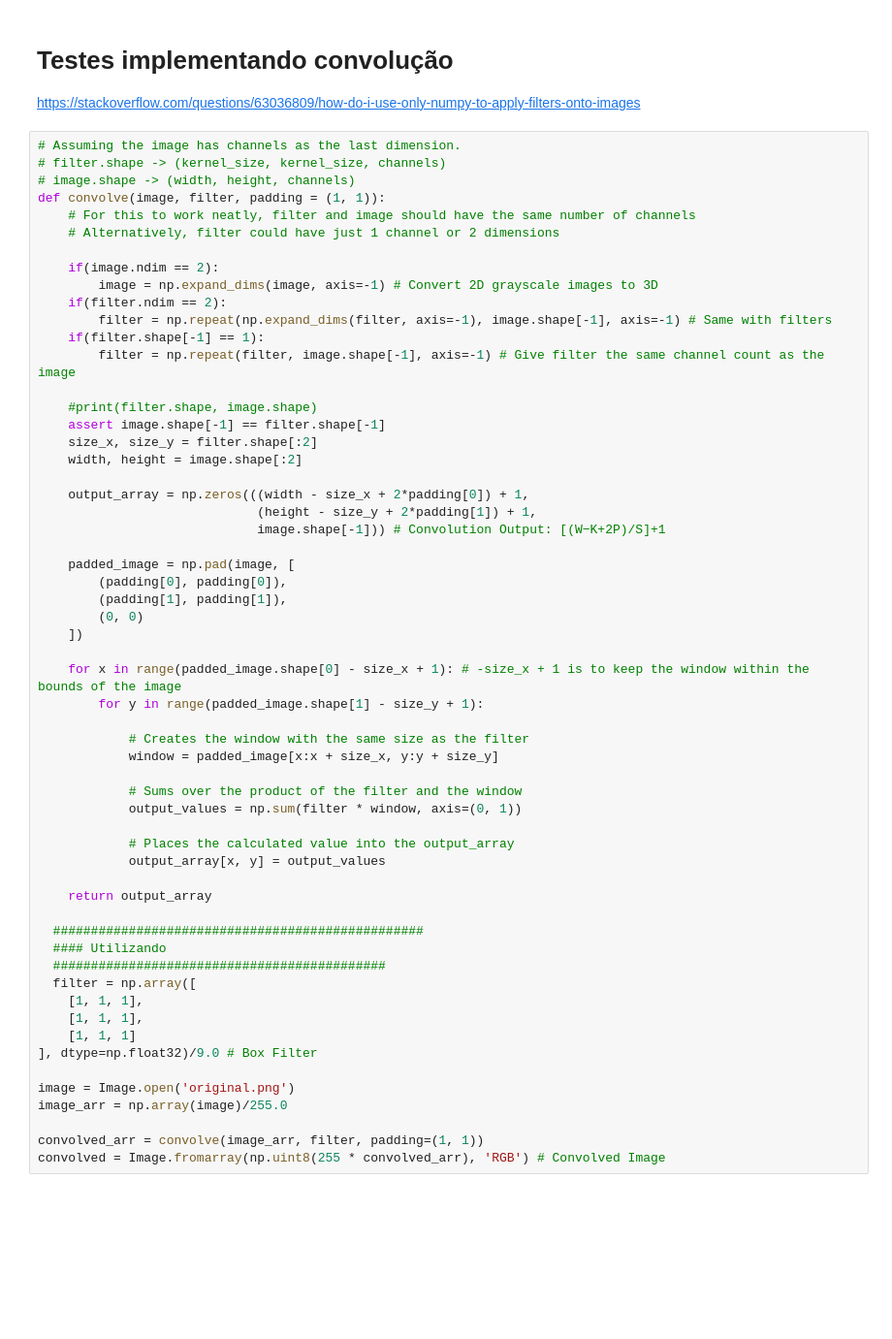
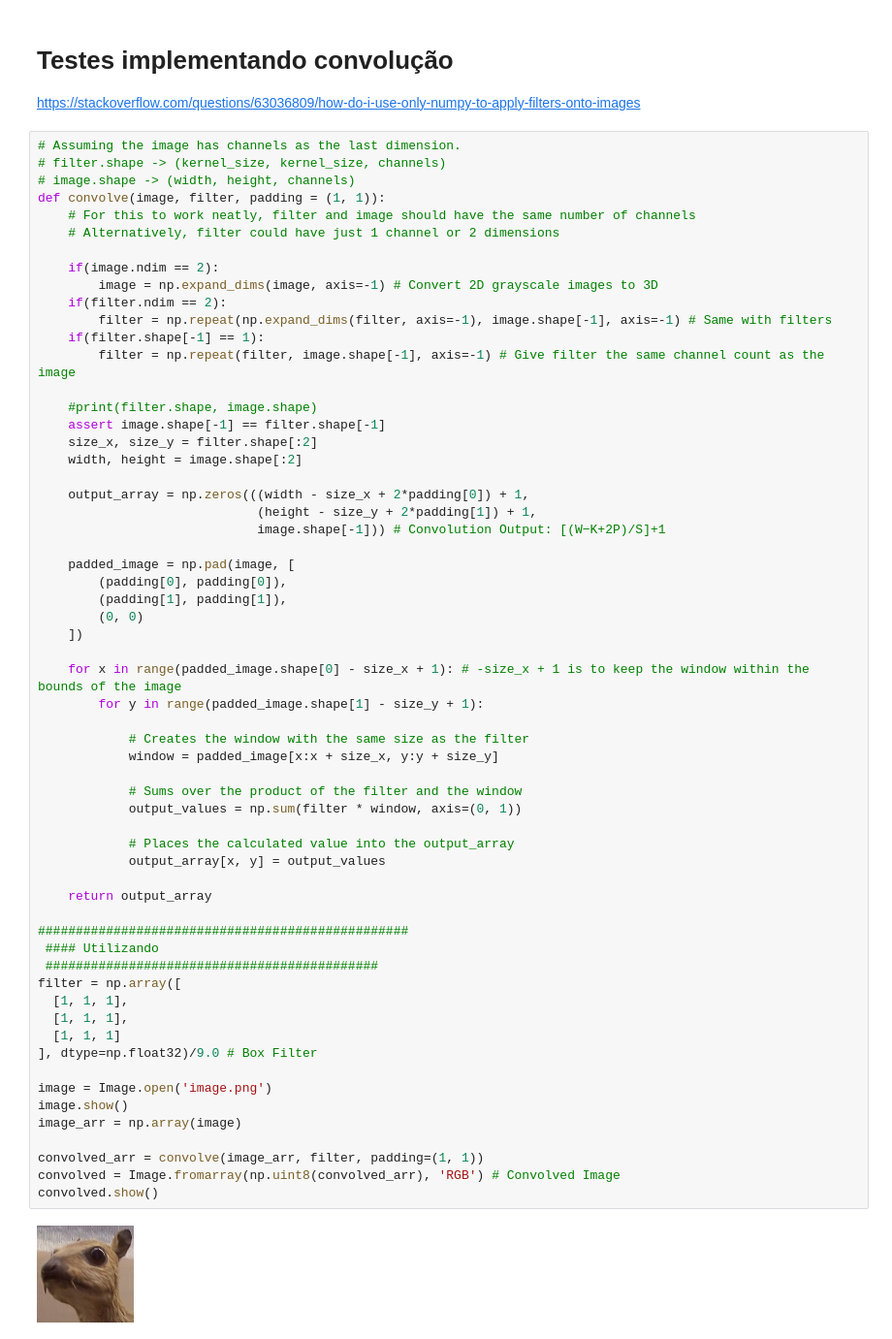
Before and after one commit to rafsantos/tcc_colab_py, a Jupyter notebook: TCC_testes.ipynb, the cells around one changed output. Shown: that part at 97% size. Saved outputs shown, nothing was run; the diff lists cells and outputs as text; blank space fills up the shorter version.

```diff
--- a/TCC_testes.ipynb
+++ b/TCC_testes.ipynb
@@ -72,40 +71,44 @@ def convolve(image, filter, padding = (1, 1)):
     width, height = image.shape[:2]
 
     output_array = np.zeros(((width - size_x + 2*padding[0]) + 1,
                              (height - size_y + 2*padding[1]) + 1,
                              image.shape[-1])) # Convolution Output: [(W−K+2P)/S]+1
 
     padded_image = np.pad(image, [
         (padding[0], padding[0]),
         (padding[1], padding[1]),
         (0, 0)
     ])
 
     for x in range(padded_image.shape[0] - size_x + 1): # -size_x + 1 is to keep the window within the bounds of the image
         for y in range(padded_image.shape[1] - size_y + 1):
 
             # Creates the window with the same size as the filter
             window = padded_image[x:x + size_x, y:y + size_y]
 
             # Sums over the product of the filter and the window
             output_values = np.sum(filter * window, axis=(0, 1))
 
             # Places the calculated value into the output_array
             output_array[x, y] = output_values
 
     return output_array
 
-  #################################################
-  #### Utilizando
-  ############################################
-  filter = np.array([
-    [1, 1, 1],
-    [1, 1, 1],
-    [1, 1, 1]
+#################################################
+ #### Utilizando
+ ############################################
+filter = np.array([
+  [1, 1, 1],
+  [1, 1, 1],
+  [1, 1, 1]
 ], dtype=np.float32)/9.0 # Box Filter
 
-image = Image.open('original.png')
-image_arr = np.array(image)/255.0
+image = Image.open('image.png')
+image.show()
+image_arr = np.array(image)
 
 convolved_arr = convolve(image_arr, filter, padding=(1, 1))
-convolved = Image.fromarray(np.uint8(255 * convolved_arr), 'RGB') # Convolved Image
+convolved = Image.fromarray(np.uint8(convolved_arr), 'RGB') # Convolved Image
+convolved.show()
+# %% [output]
+[figure, added]
```
Also changed, not shown: parts of 2 cells of this notebook.
